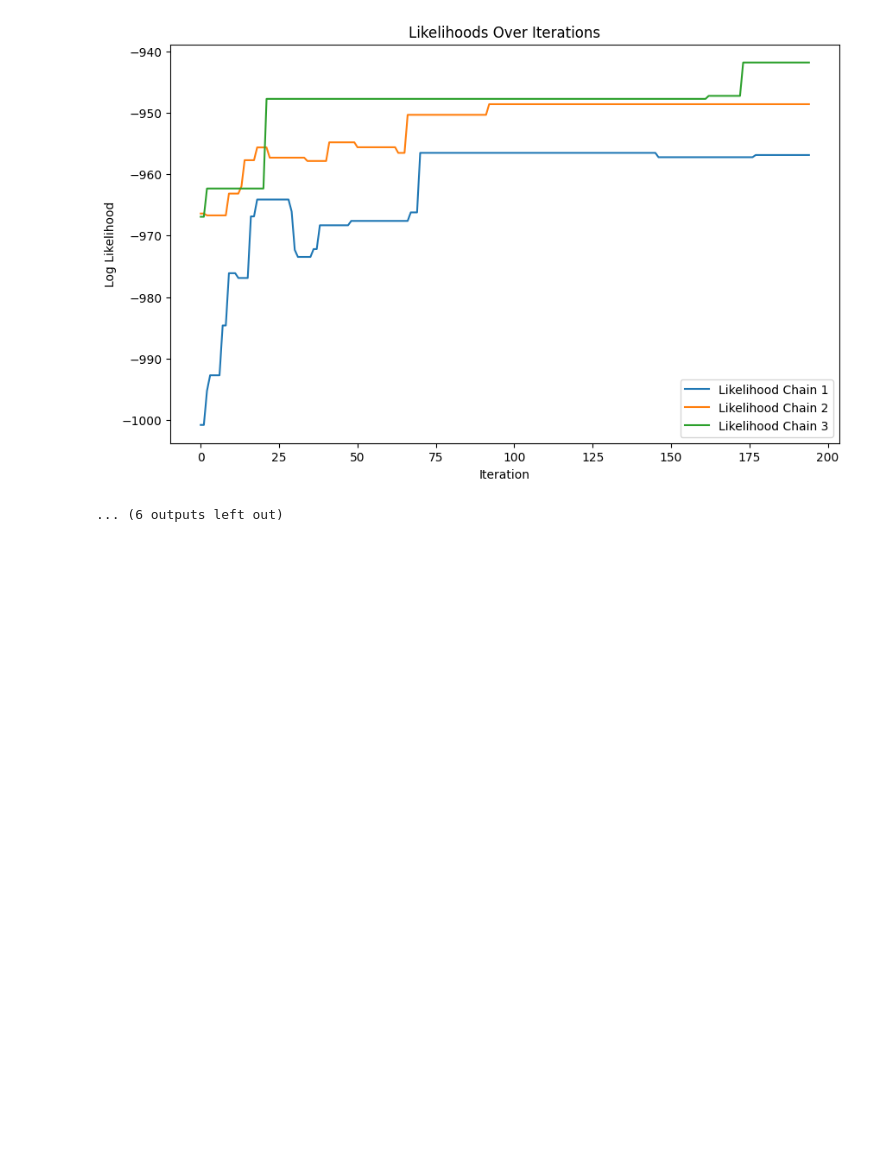
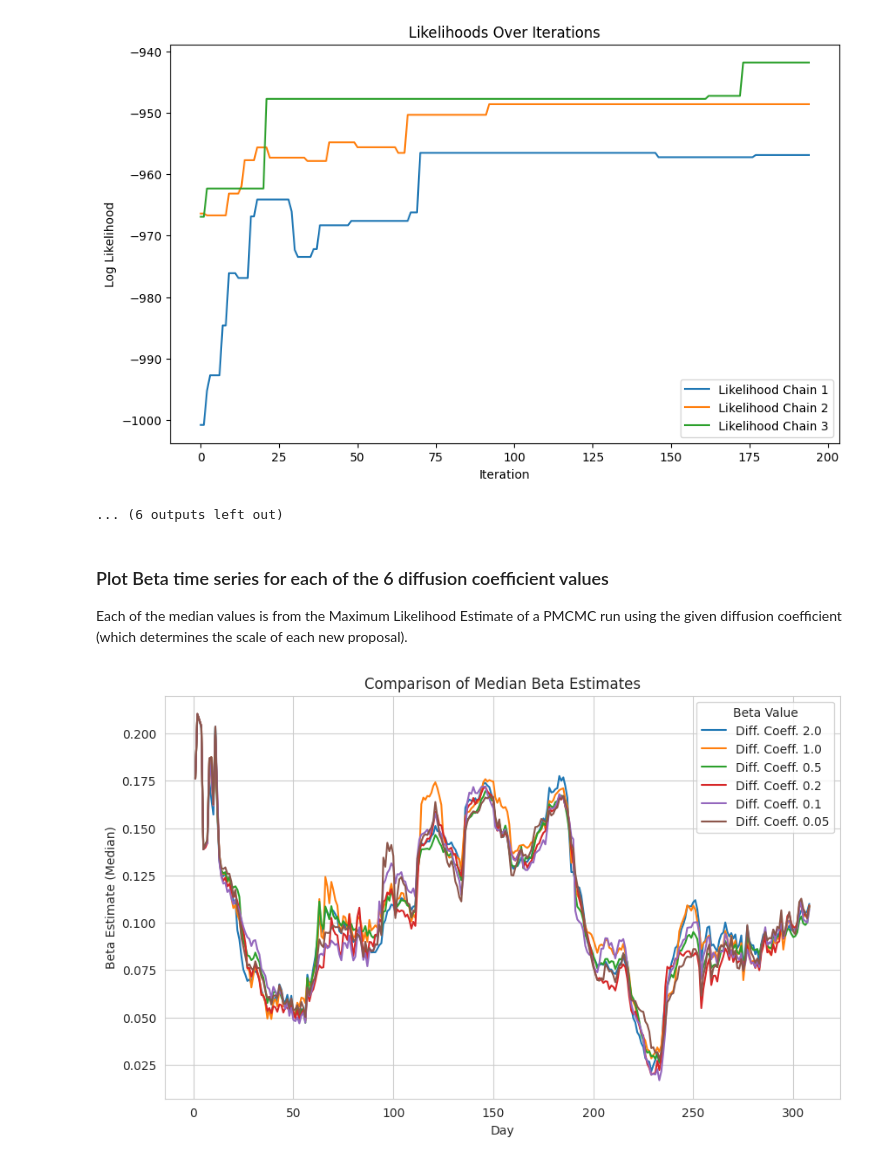
Before and after one commit to atiumcache/pmcmc_forecast, a Jupyter notebook: juptyer_notebooks/20241005_diff_coeff_test.ipynb, the cells around one changed output. Cells and saved outputs as stored; diff of their text form; code cells hidden in the pictures; blank space fills up the shorter version.

Commit message:
diff coeff test --- plot all median betas to show unidentifability of dispersion.

```diff
--- a/juptyer_notebooks/20241005_diff_coeff_test.ipynb
+++ b/juptyer_notebooks/20241005_diff_coeff_test.ipynb
@@ -43,3 +45,50 @@ Chain 3: 0.021 acceptance rate.
 [figure]
 [figure]
 ... (6 outputs left out)
+# %% [markdown]
+### Plot Beta time series for each of the 6 diffusion coefficient values
+
+Each of the median values is from the Maximum Likelihood Estimate of a PMCMC run using the given diffusion coefficient (which determines the scale of each new proposal).
+# %%
+import os
+import re
+import pandas as pd
+import numpy as np
+import matplotlib.pyplot as plt
+
+# Folder containing the CSV files
+folder_path = os.path.join(paths.OUTPUT_DIR, 'diff_coeff_test_20241005')
+
+medians_dict = {}
+
+# Loop over all CSV files in the folder
+for filename in os.listdir(folder_path):
+    if filename.endswith('.csv'):
+        # Extract the numeric value from the filename
+        match = re.search(r'([\d\.]+)_in_progress', filename)
+        if match:
+            number = float(match.group(1))
+
+            # Load the CSV file into a DataFrame
+            file_path = os.path.join(folder_path, filename)
+            df = pd.read_csv(file_path)
+            df = df.drop(columns=['Unnamed: 0'])
+            median_beta = df.median(axis=0)
+            medians_dict[number] = median_beta
+
+# Plot the medians for each CSV file
+plt.figure(figsize=(10, 6))
+days = np.arange(1, df.shape[1] + 1)  # Assuming all files have the same number of days
+
+for number, median_beta in medians_dict.items():
+    plt.plot(days, median_beta, label=f'Diff. Coeff.: {number}')
+
+plt.xlabel('Day')
+plt.ylabel('Beta Estimate (Median)')
+plt.title('Comparison of Median Beta Estimates')
+plt.legend(title="Beta Value")
+
+# Show plot
+plt.show()
+# %% [output]
+[figure, added]
```
Also changed, not shown: parts of 1 cell of this notebook.
